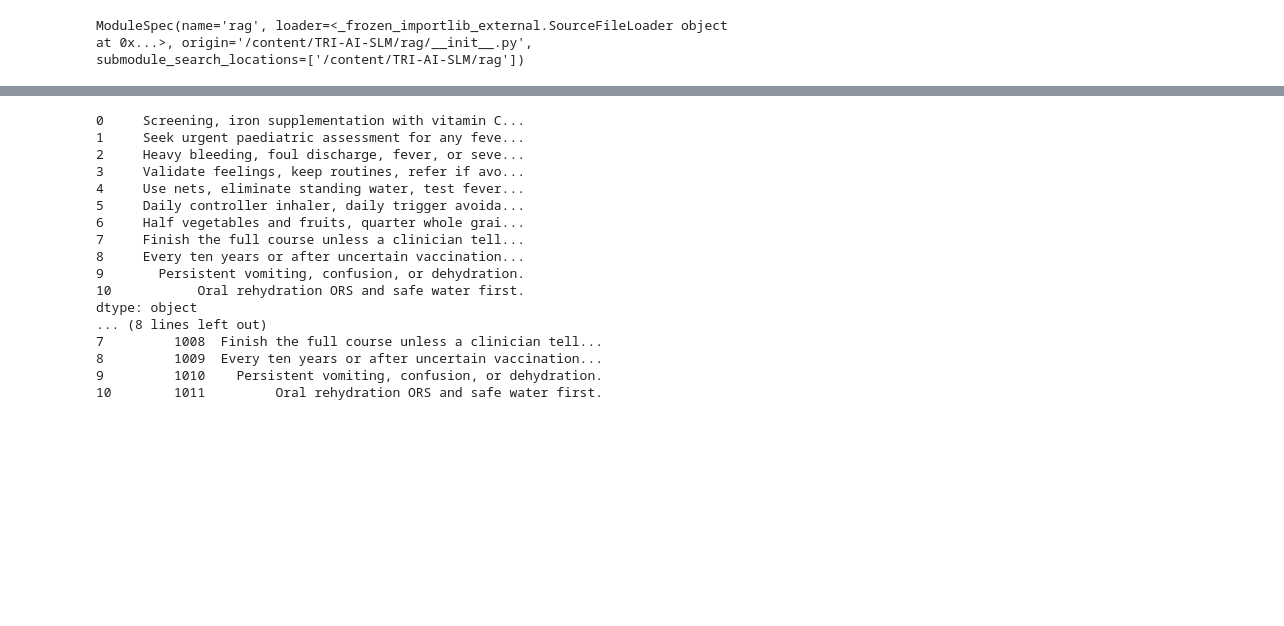
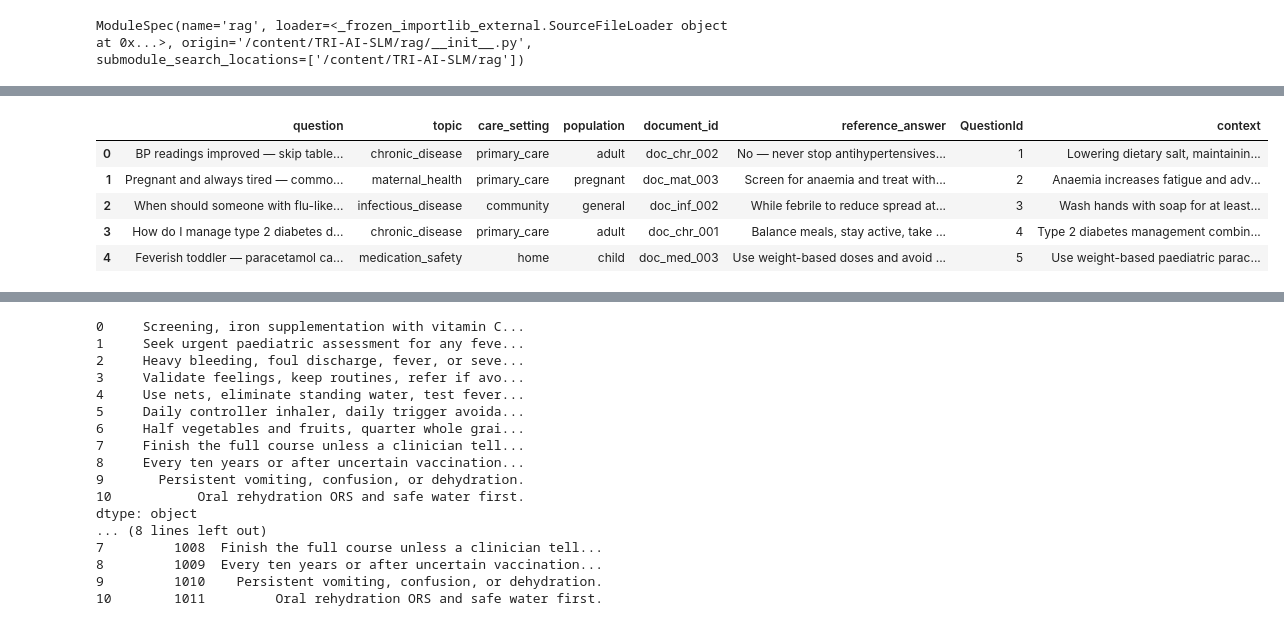
Before and after one commit to Constantine1824/C10-team-comoe, a Jupyter notebook: main.ipynb, the cells around one changed output, grey strips where cells are left out. Cells and saved outputs as stored; diff of their text form; code cells hidden in the pictures; blank space fills up the shorter version.

```diff
--- a/main.ipynb
+++ b/main.ipynb
@@ -55,0 +53,3 @@ model.safetensors: downloading bytes:           |  0.00B
+# %%
+data = pd.read_csv('data/train_qa.csv')
+data.head()
@@ -55,0 +73,11 @@ model.safetensors: downloading bytes:           |  0.00B
+# %%
+data = data.merge(doc[['document_id', 'text']], on='document_id', how='left')
+data = data.rename(columns={'text':'context'})
+data.head()
+# %% [output]
+|  | question | topic | care_setting | population | document_id | reference_answer | QuestionId | context |
+| 0 | BP readings improved — skip table... | chronic_disease | primary_care | adult | doc_chr_002 | No — never stop antihypertensives... | 1 | Lowering dietary salt, maintainin... |
+| 1 | Pregnant and always tired — commo... | maternal_health | primary_care | pregnant | doc_mat_003 | Screen for anaemia and treat with... | 2 | Anaemia increases fatigue and adv... |
+| 2 | When should someone with flu-like... | infectious_disease | community | general | doc_inf_002 | While febrile to reduce spread at... | 3 | Wash hands with soap for at least... |
+| 3 | How do I manage type 2 diabetes d... | chronic_disease | primary_care | adult | doc_chr_001 | Balance meals, stay active, take ... | 4 | Type 2 diabetes management combin... |
+| 4 | Feverish toddler — paracetamol ca... | medication_safety | home | child | doc_med_003 | Use weight-based doses and avoid ... | 5 | Use weight-based paediatric parac... |
```
Also changed, not shown: parts of 13 cells of this notebook, 5 other files.
